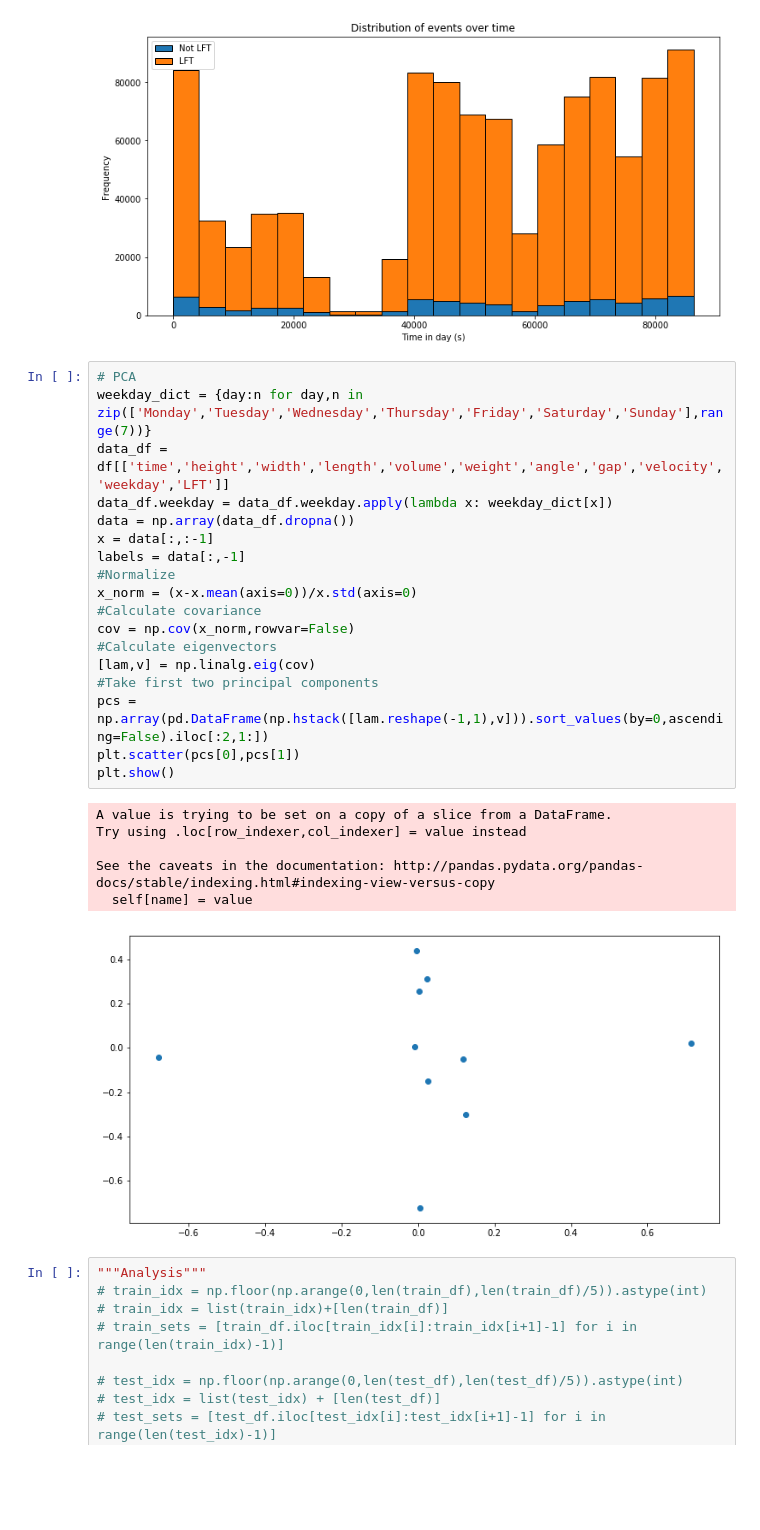
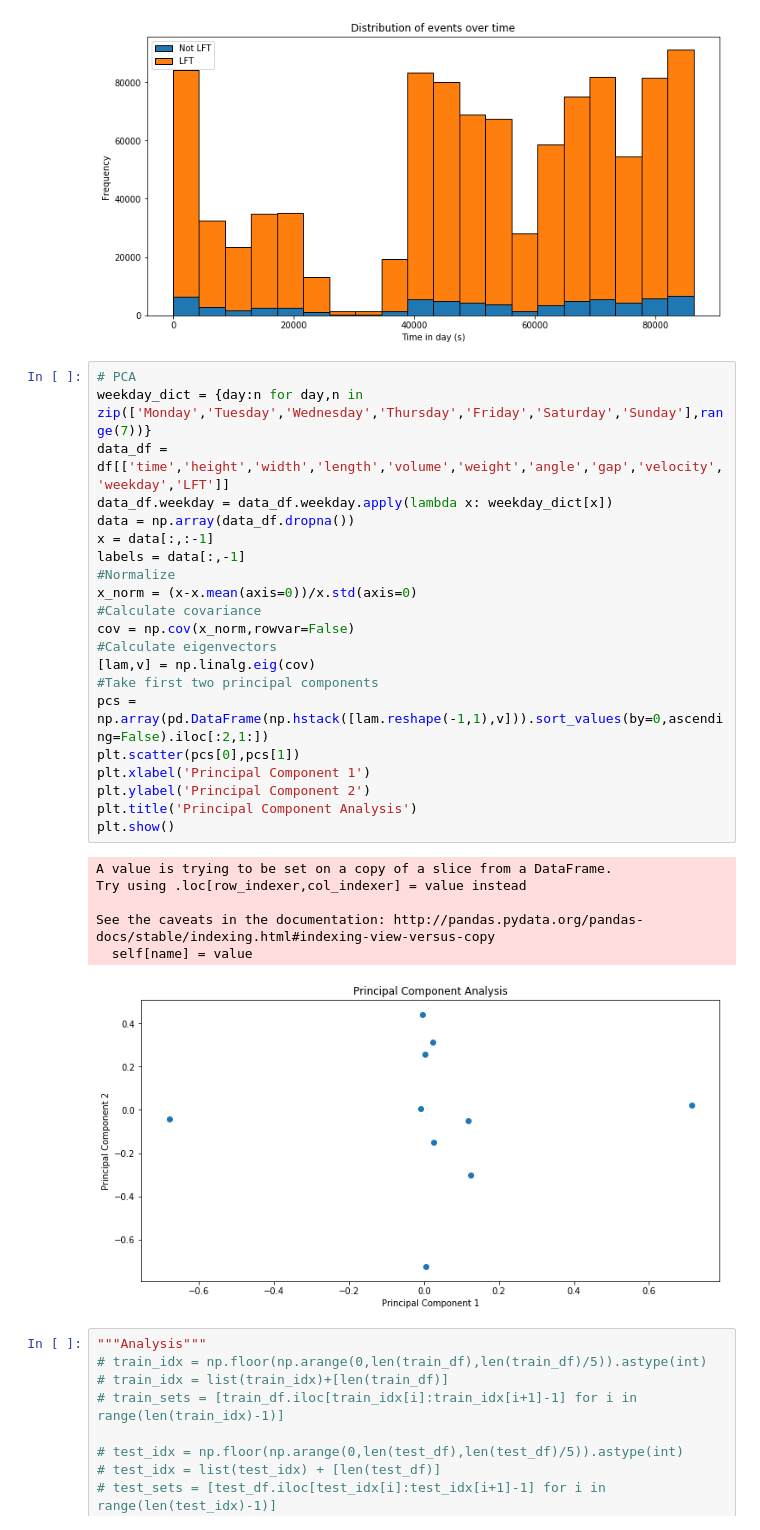
Before and after one commit to michaelsilverstein/CS542---SICK-1, a Jupyter notebook: full dataset analysis.ipynb, the cells around one changed output. Saved outputs shown, nothing was run; the diff lists cells and outputs as text; blank space fills up the shorter version.

```diff
--- a/full dataset analysis.ipynb
+++ b/full dataset analysis.ipynb
@@ -41,28 +41,31 @@ plt.show()
 # %%
 # PCA
 weekday_dict = {day:n for day,n in zip(['Monday','Tuesday','Wednesday','Thursday','Friday','Saturday','Sunday'],range(7))}
 data_df = df[['time','height','width','length','volume','weight','angle','gap','velocity','weekday','LFT']]
 data_df.weekday = data_df.weekday.apply(lambda x: weekday_dict[x])
 data = np.array(data_df.dropna())
 x = data[:,:-1]
 labels = data[:,-1]
 #Normalize
 x_norm = (x-x.mean(axis=0))/x.std(axis=0)
 #Calculate covariance
 cov = np.cov(x_norm,rowvar=False)
 #Calculate eigenvectors
 [lam,v] = np.linalg.eig(cov)
 #Take first two principal components
 pcs = np.array(pd.DataFrame(np.hstack([lam.reshape(-1,1),v])).sort_values(by=0,ascending=False).iloc[:2,1:])
 plt.scatter(pcs[0],pcs[1])
+plt.xlabel('Principal Component 1')
+plt.ylabel('Principal Component 2')
+plt.title('Principal Component Analysis')
 plt.show()
 # %% [output]
 A value is trying to be set on a copy of a slice from a DataFrame.
 Try using .loc[row_indexer,col_indexer] = value instead
 
 See the caveats in the documentation: http://pandas.pydata.org/pandas-docs/stable/indexing.html#indexing-view-versus-copy
   self[name] = value
-[figure, old version]
+[figure, new version]
 # %%
 """Analysis"""
 # train_idx = np.floor(np.arange(0,len(train_df),len(train_df)/5)).astype(int)
```
Also changed, not shown: parts of 5 cells of this notebook.
